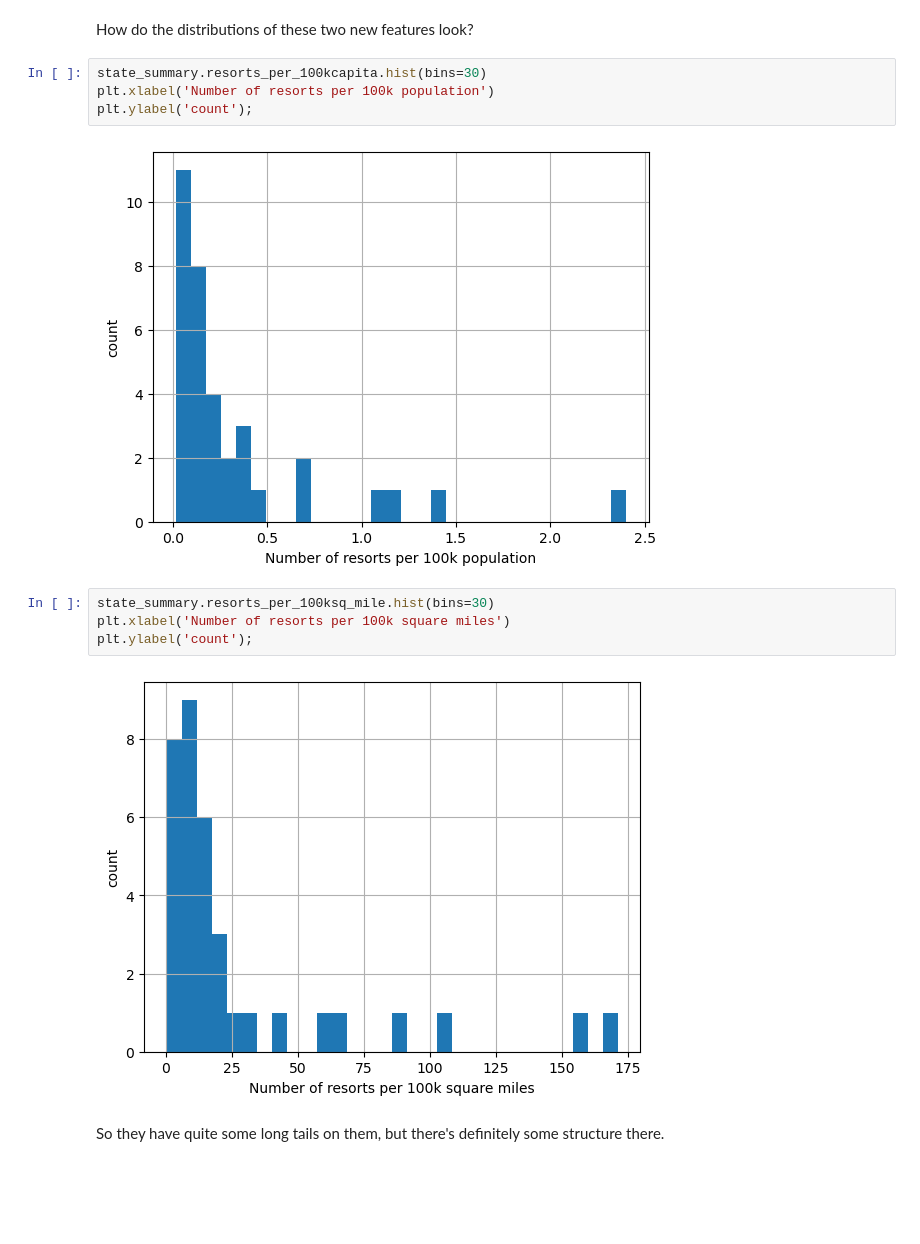
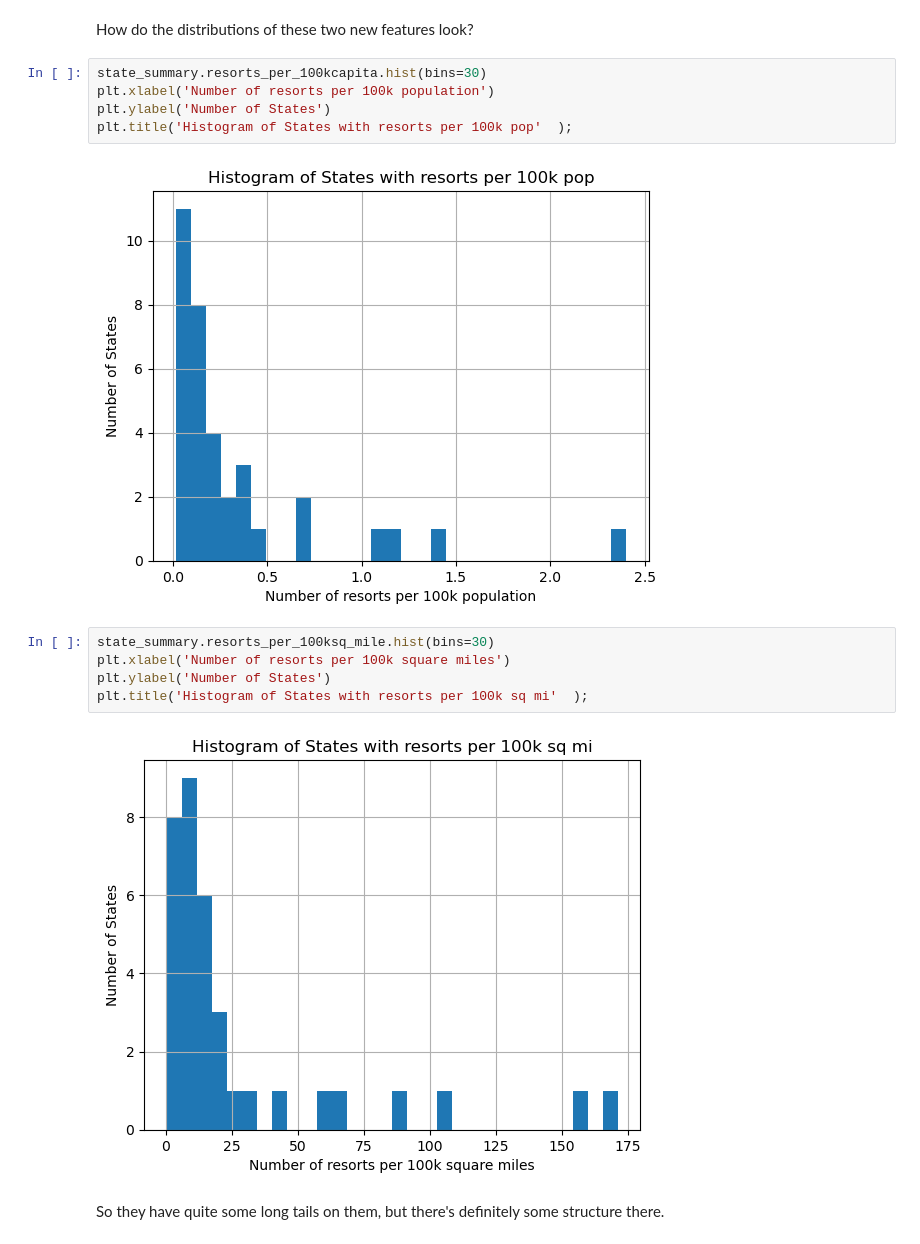
Before and after one commit to mikedshadow/Big_Mountain, a Jupyter notebook: Notebooks/03_exploratory_data_analysis.ipynb, the cells around one changed output. Cells and saved outputs as stored; diff of their text form; blank space fills up the shorter version.

```diff
--- a/Notebooks/03_exploratory_data_analysis.ipynb
+++ b/Notebooks/03_exploratory_data_analysis.ipynb
@@ -234,15 +234,17 @@ How do the distributions of these two new features look?
 # %%
 state_summary.resorts_per_100kcapita.hist(bins=30)
 plt.xlabel('Number of resorts per 100k population')
-plt.ylabel('count');
+plt.ylabel('Number of States')
+plt.title('Histogram of States with resorts per 100k pop'  );
 # %% [output]
-[figure, old version]
+[figure, new version]
 # %%
 state_summary.resorts_per_100ksq_mile.hist(bins=30)
 plt.xlabel('Number of resorts per 100k square miles')
-plt.ylabel('count');
+plt.ylabel('Number of States')
+plt.title('Histogram of States with resorts per 100k sq mi'  );
 # %% [output]
-[figure, old version]
+[figure, new version]
 # %% [markdown]
 So they have quite some long tails on them, but there's definitely some structure there.
 # %% [markdown]
```
Also changed, not shown: parts of 1 cell of this notebook, 2 other files.
